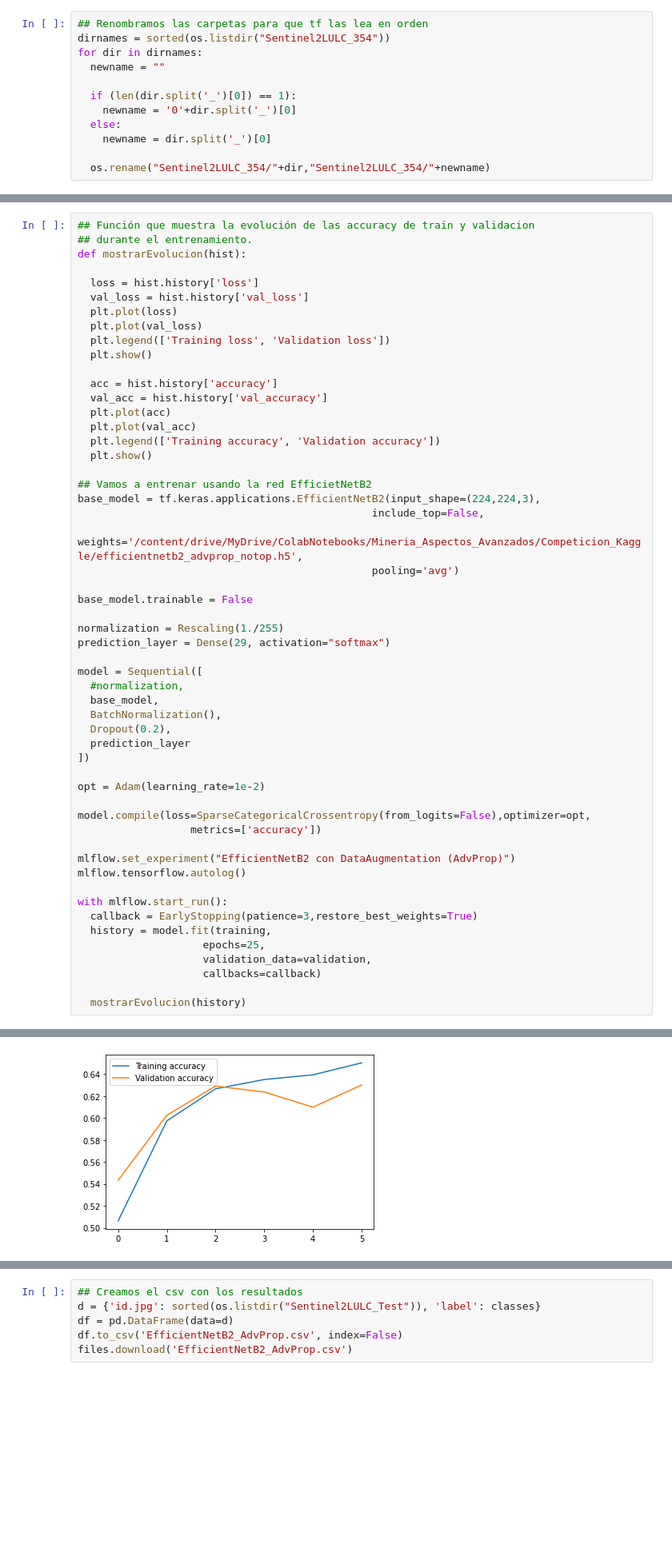
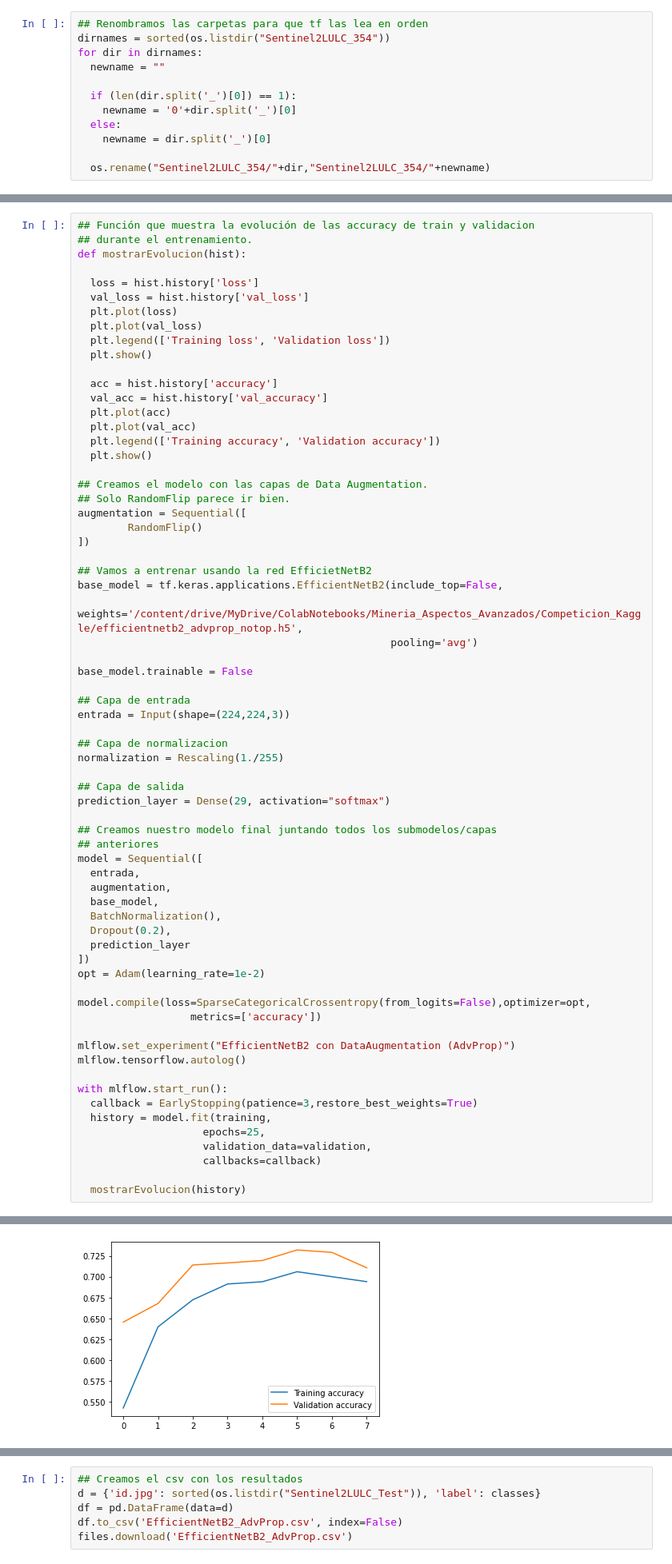
Before and after one commit to advy99/PROYECTO_MD_AA, a Jupyter notebook: algoritmos/JEMM/EfficientNetB2_AdvProp.ipynb, the cells around one changed output, grey strips where cells are left out. Shown: that part at 80% size. Cells and saved outputs as stored; diff of their text form; blank space fills up the shorter version.

Commit message:
Arreglado Data Augmentation

```diff
--- a/algoritmos/JEMM/EfficientNetB2_AdvProp.ipynb
+++ b/algoritmos/JEMM/EfficientNetB2_AdvProp.ipynb
@@ -94,25 +91,38 @@ def mostrarEvolucion(hist):
   plt.legend(['Training accuracy', 'Validation accuracy'])
   plt.show()
 
+## Creamos el modelo con las capas de Data Augmentation.
+## Solo RandomFlip parece ir bien.
+augmentation = Sequential([
+        RandomFlip()
+])
+
 ## Vamos a entrenar usando la red EfficietNetB2
-base_model = tf.keras.applications.EfficientNetB2(input_shape=(224,224,3),
-                                               include_top=False,
-                                               weights='/content/drive/MyDrive/ColabNotebooks/Mineria_Aspectos_Avanzados/Competicion_Kaggle/efficientnetb2_advprop_notop.h5',
-                                               pooling='avg')
+base_model = tf.keras.applications.EfficientNetB2(include_top=False,
+                                                  weights='/content/drive/MyDrive/ColabNotebooks/Mineria_Aspectos_Avanzados/Competicion_Kaggle/efficientnetb2_advprop_notop.h5',
+                                                  pooling='avg')
 
 base_model.trainable = False
 
+## Capa de entrada
+entrada = Input(shape=(224,224,3))
+
+## Capa de normalizacion
 normalization = Rescaling(1./255)
+
+## Capa de salida
 prediction_layer = Dense(29, activation="softmax")
 
+## Creamos nuestro modelo final juntando todos los submodelos/capas
+## anteriores
 model = Sequential([
-  #normalization,
+  entrada,
+  augmentation,
   base_model,
   BatchNormalization(),
   Dropout(0.2),
   prediction_layer
 ])
-
 opt = Adam(learning_rate=1e-2)
 
 model.compile(loss=SparseCategoricalCrossentropy(from_logits=False),optimizer=opt,
@@ -148,4 +162,4 @@ Epoch 6/25
-[figure, old version]
+[figure, new version]
 # %%
 ## FINE TUNING: Volvemos a entrenar descongelando algunas capas (menos las BatchNormalization)
 
```
Also changed, not shown: parts of 4 cells of this notebook, 3 other files.
